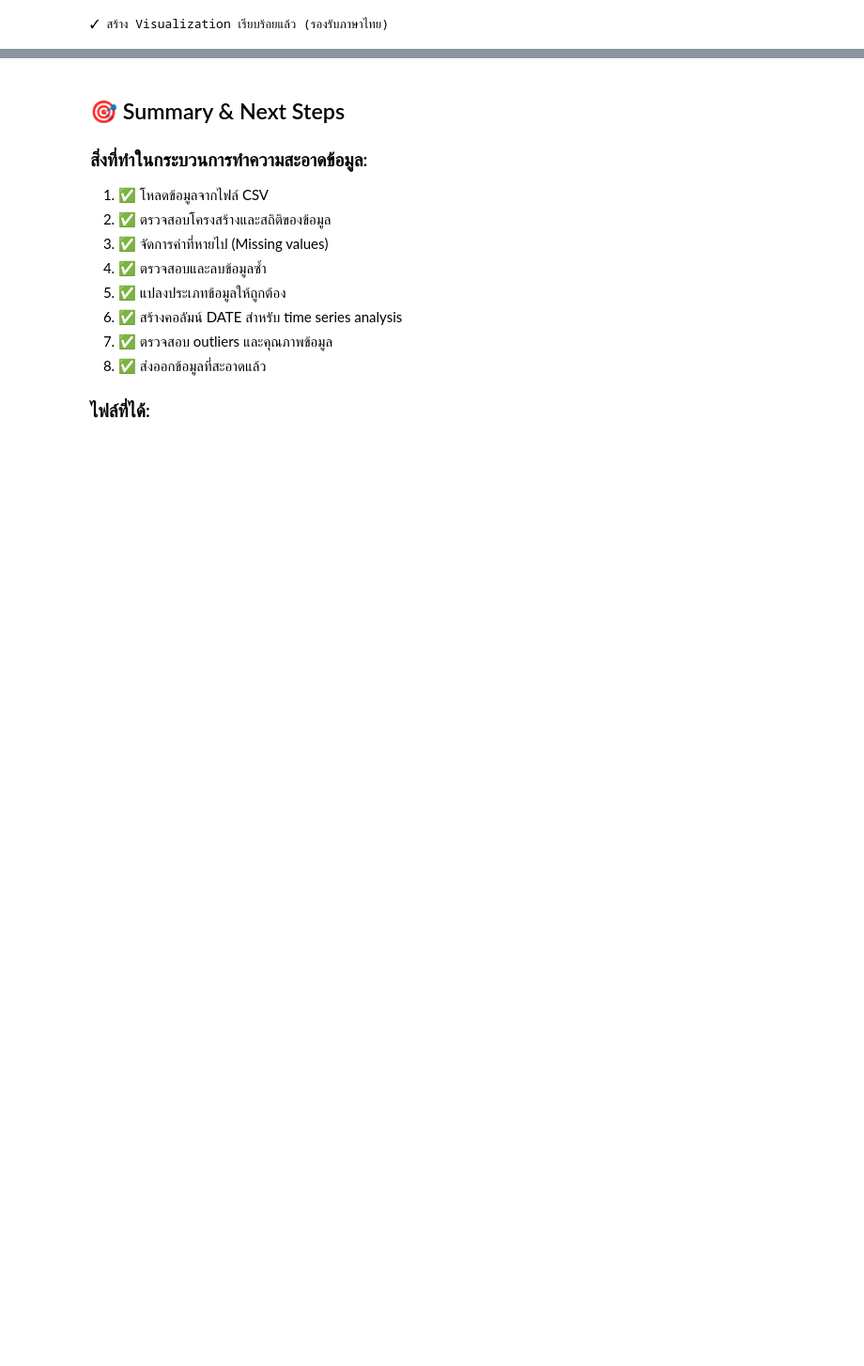
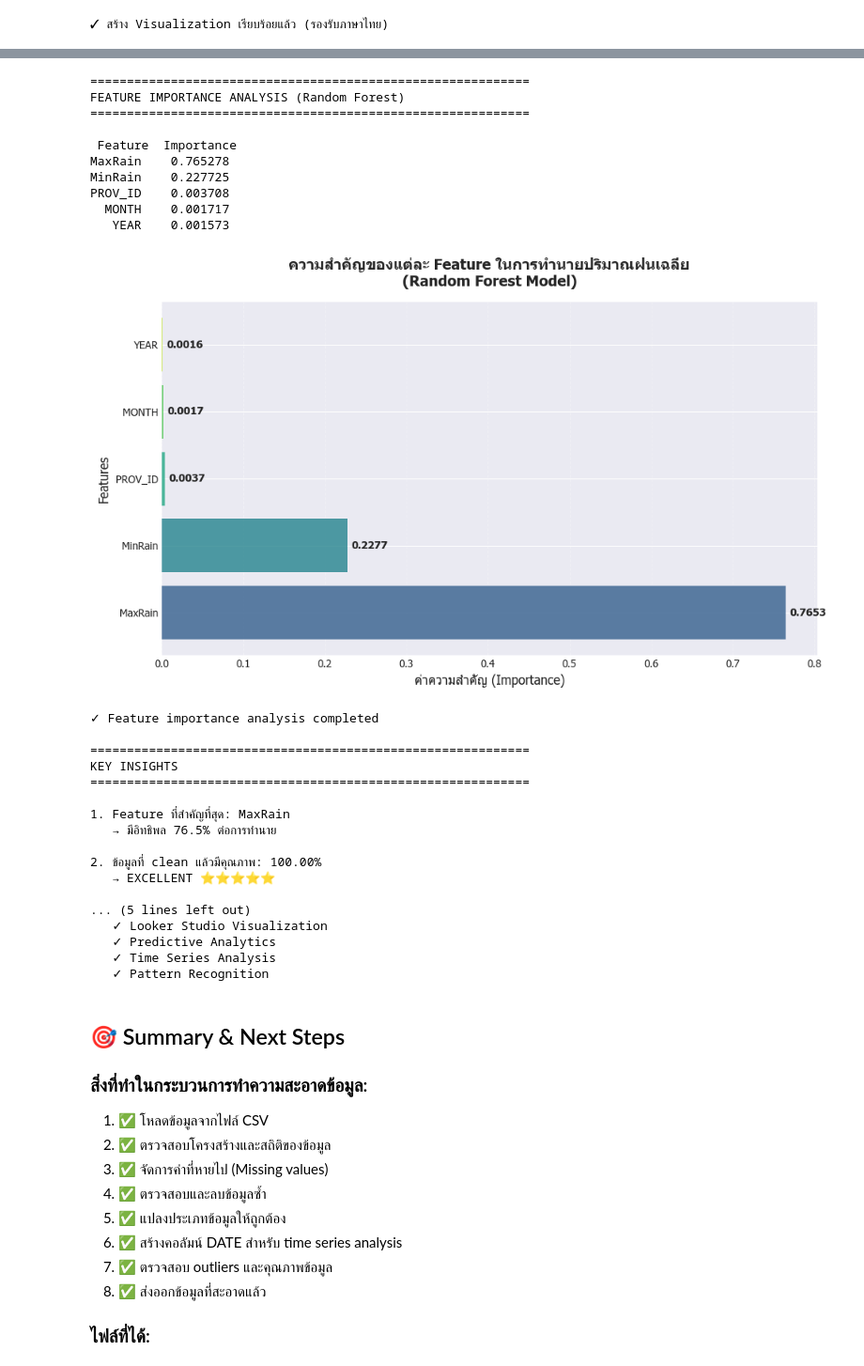
Before and after one commit to LuckySA-dev/data-science, a Jupyter notebook: clean_rainfall_data.ipynb, the cells around one changed output, grey strips where cells are left out. Shown at 94% size. Cells and saved outputs as stored; diff of their text form; code cells hidden in the pictures; blank space fills up the shorter version.

```diff
--- a/clean_rainfall_data.ipynb
+++ b/clean_rainfall_data.ipynb
@@ -513,3 +831,81 @@ print("✓ สร้าง Visualization เรียบร้อยแล้ว
+# %%
+# Feature Importance จาก Random Forest (model ที่ดีที่สุด)
+rf_model = results['Random Forest']['model']
+feature_importance = pd.DataFrame({
+    'Feature': X.columns,
+    'Importance': rf_model.feature_importances_
+}).sort_values('Importance', ascending=False)
+
+print("="*60)
+print("FEATURE IMPORTANCE ANALYSIS (Random Forest)")
+print("="*60)
+print("\n", feature_importance.to_string(index=False))
+
+# Visualize feature importance
+plt.figure(figsize=(10, 6))
+colors_grad = plt.cm.viridis(np.linspace(0.3, 0.9, len(feature_importance)))
+bars = plt.barh(feature_importance['Feature'], feature_importance['Importance'], color=colors_grad, alpha=0.8)
+
+plt.xlabel('ค่าความสำคัญ (Importance)', fontsize=12)
+plt.ylabel('Features', fontsize=12)
+plt.title('ความสำคัญของแต่ละ Feature ในการทำนายปริมาณฝนเฉลี่ย\n(Random Forest Model)',
+          fontsize=14, fontweight='bold', pad=15)
+plt.grid(True, alpha=0.3, axis='x', linestyle='--')
+
+# Add value labels
+for i, (feature, importance) in enumerate(zip(feature_importance['Feature'], feature_importance['Importance'])):
+    plt.text(importance + 0.005, i, f'{importance:.4f}', va='center', fontsize=10, fontweight='bold')
+
+plt.tight_layout()
+plt.show()
+
+print("\n✓ Feature importance analysis completed")
+
+# สรุปข้อค้นพบ
+print("\n" + "="*60)
+print("KEY INSIGHTS")
+print("="*60)
+print(f"\n1. Feature ที่สำคัญที่สุด: {feature_importance.iloc[0]['Feature']}")
+print(f"   → มีอิทธิพล {feature_importance.iloc[0]['Importance']*100:.1f}% ต่อการทำนาย")
+print(f"\n2. ข้อมูลที่ clean แล้วมีคุณภาพ: {overall_quality:.2f}%")
+print(f"   → {quality_grade}")
+print(f"\n3. โมเดลที่ดีที่สุด: {best_model_name}")
+print(f"   → R² Score = {results[best_model_name]['R² Score']:.4f}")
+print(f"   → RMSE = {results[best_model_name]['RMSE']:.2f} mm")
+print(f"\n4. ข้อมูลพร้อมใช้งานสำหรับ:")
+print("   ✓ Looker Studio Visualization")
+print("   ✓ Predictive Analytics")
+print("   ✓ Time Series Analysis")
+print("   ✓ Pattern Recognition")
+# %% [output]
+============================================================
+FEATURE IMPORTANCE ANALYSIS (Random Forest)
+============================================================
+
+ Feature  Importance
+MaxRain    0.765278
+MinRain    0.227725
+PROV_ID    0.003708
+  MONTH    0.001717
+   YEAR    0.001573
+[figure, added]
+✓ Feature importance analysis completed
+
+============================================================
+KEY INSIGHTS
+============================================================
+
+1. Feature ที่สำคัญที่สุด: MaxRain
+   → มีอิทธิพล 76.5% ต่อการทำนาย
+
+2. ข้อมูลที่ clean แล้วมีคุณภาพ: 100.00%
+   → EXCELLENT ⭐⭐⭐⭐⭐
+
+... (5 lines left out)
+   ✓ Looker Studio Visualization
+   ✓ Predictive Analytics
+   ✓ Time Series Analysis
+   ✓ Pattern Recognition
 # %% [markdown]
 ## 🎯 Summary & Next Steps
 
```
Also changed, not shown: parts of 13 cells of this notebook.
